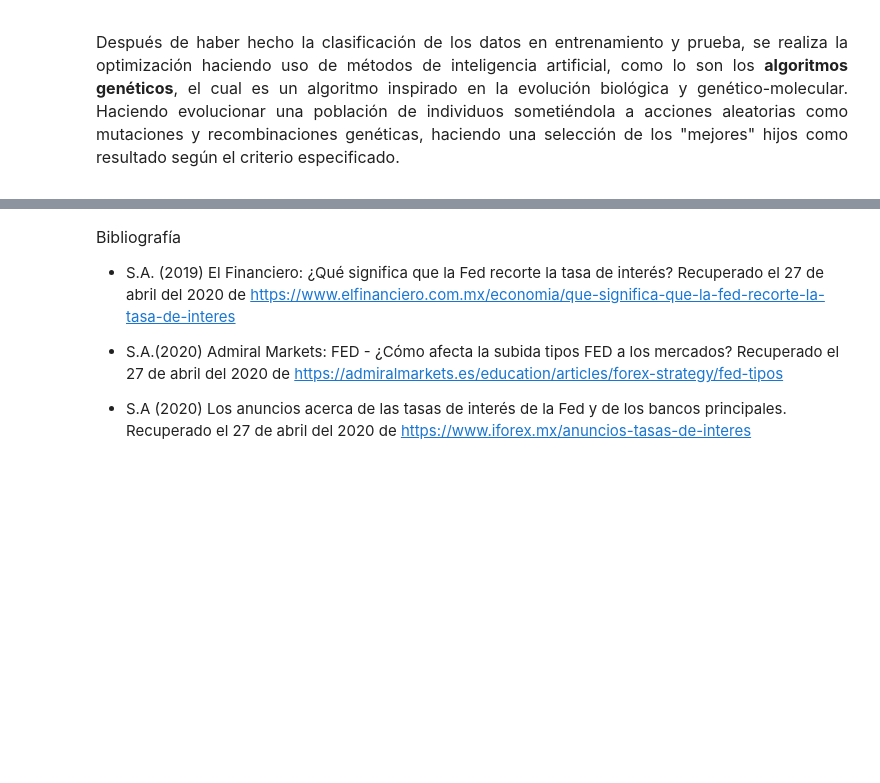
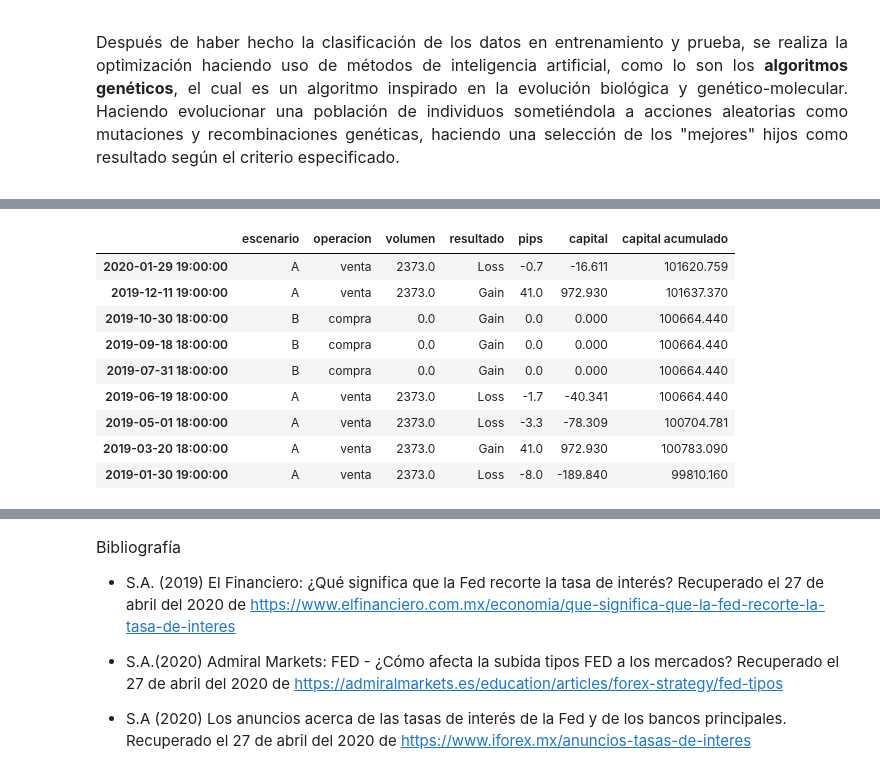
Before and after one commit to ferpinedot/ProyectoFinal_MST, a Jupyter notebook: Proyecto_equipo5.ipynb, the cells around one changed output, grey strips where cells are left out. Drawn from its saved outputs; the diff is of its cells as text; code cells hidden in the pictures; blank space fills up the shorter version.

```diff
--- a/Proyecto_equipo5.ipynb
+++ b/Proyecto_equipo5.ipynb
@@ -993,7 +993,7 @@ df_decisiones = pd.DataFrame(data = [seleccionado],
                             columns = ['operacion', 'StopLoss', 'TakeProfit', 'Volume'])
 df_decisiones['operacion'][df_decisiones['operacion']==1] = 'compra'
 df_decisiones['operacion'][df_decisiones['operacion']==0] = 'venta'
-print(df_decisiones)
+#print(df_decisiones)
 df_backtest = fn.f_df_backtest(testing_data, testing_clasification, df_decisiones)
-print(df_backtest)
+df_backtest
 # %% [output]
@@ -1016,0 +1000,10 @@ A     venta       1.0        41.0  2366.0
+|  | escenario | operacion | volumen | resultado | pips | capital | capital acumulado |
+| 2020-01-29 19:00:00 | A | venta | 2373.0 | Loss | -0.7 | -16.611 | 101620.759 |
+| 2019-12-11 19:00:00 | A | venta | 2373.0 | Gain | 41.0 | 972.930 | 101637.370 |
+| 2019-10-30 18:00:00 | B | compra | 0.0 | Gain | 0.0 | 0.000 | 100664.440 |
+| 2019-09-18 18:00:00 | B | compra | 0.0 | Gain | 0.0 | 0.000 | 100664.440 |
+| 2019-07-31 18:00:00 | B | compra | 0.0 | Gain | 0.0 | 0.000 | 100664.440 |
+| 2019-06-19 18:00:00 | A | venta | 2373.0 | Loss | -1.7 | -40.341 | 100664.440 |
+| 2019-05-01 18:00:00 | A | venta | 2373.0 | Loss | -3.3 | -78.309 | 100704.781 |
+| 2019-03-20 18:00:00 | A | venta | 2373.0 | Gain | 41.0 | 972.930 | 100783.090 |
+| 2019-01-30 19:00:00 | A | venta | 2373.0 | Loss | -8.0 | -189.840 | 99810.160 |
```
Also changed, not shown: parts of 5 cells of this notebook.
